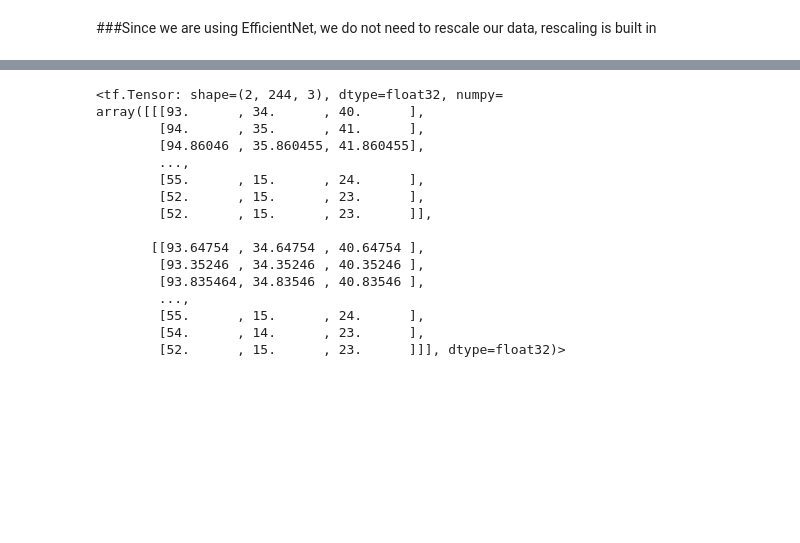
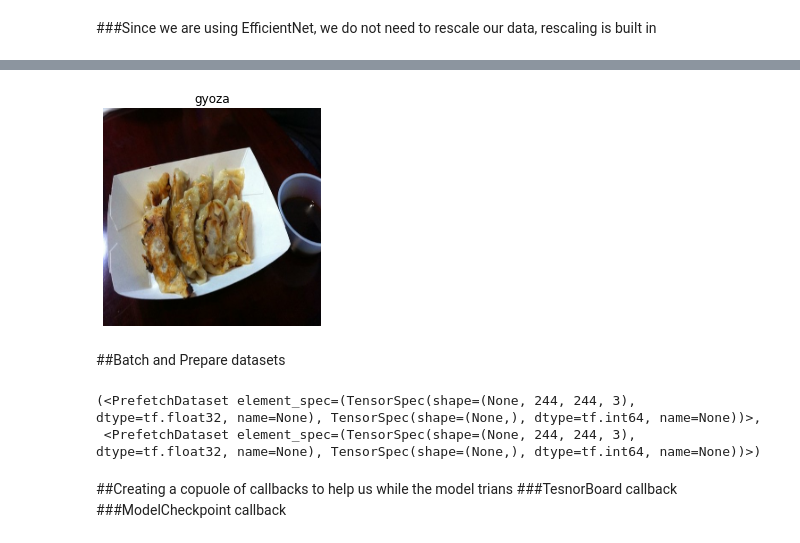
Before and after one commit to JacksonLeb/tensorflow_learning, a Jupyter notebook: food_vision_big.ipynb, the cells around one changed output, grey strips where cells are left out. Saved outputs shown, nothing was run; the diff lists cells and outputs as text; code cells hidden in the pictures; blank space fills up the shorter version.

```diff
--- a/food_vision_big.ipynb
+++ b/food_vision_big.ipynb
@@ -129,12 +114,12 @@ Text(0.5, 1.0, 'churros')
 # %% [markdown]
 ###Since we are using EfficientNet, we do not need to rescale our data, rescaling is built in
 # %%
-#Function below only needs to reshape data and convert type to float32
+# Make a function for preprocessing images
 def preprocess_img(image, label, img_shape=244):
   """
-  convert image datatype from "uint8" -> float 32
-  reshapes image to (img_shape, img_shape, 3)
+  Converts image datatype from 'uint8' -> 'float32' and reshapes image to
+  [img_shape, img_shape, color_channels]
   """
-  image = tf.image.resize(image, [img_shape, img_shape])
-  return tf.cast(image, tf.float32), label
+  image = tf.image.resize(image, [img_shape, img_shape]) # reshape to img_shape
+  return tf.cast(image, tf.float32), label # return (float32_image, label) tuple
 # %%
@@ -147,19 +148,10 @@ TensorShape([512, 512, 3])
-# %%
-preprocessed_img[:2]
-# %% [output]
-<tf.Tensor: shape=(2, 244, 3), dtype=float32, numpy=
-array([[[93.      , 34.      , 40.      ],
-        [94.      , 35.      , 41.      ],
-        [94.86046 , 35.860455, 41.860455],
-        ...,
-        [55.      , 15.      , 24.      ],
-        [52.      , 15.      , 23.      ],
-        [52.      , 15.      , 23.      ]],
-
-       [[93.64754 , 34.64754 , 40.64754 ],
-        [93.35246 , 34.35246 , 40.35246 ],
-        [93.835464, 34.83546 , 40.83546 ],
-        ...,
-        [55.      , 15.      , 24.      ],
-        [54.      , 14.      , 23.      ],
-        [52.      , 15.      , 23.      ]]], dtype=float32)>
+# %%
+# We can still plot our preprocessed image as long as we
+# divide by 255 (for matplotlib capatibility)
+plt.imshow(preprocessed_img/255.)
+plt.title(class_names[label])
+plt.axis(False);
+# %% [output]
+[figure, added]
+# %% [markdown]
+##Batch and Prepare datasets
@@ -165,0 +168,9 @@ array([[[93.      , 34.      , 40.      ],
+# %%
+train_data, test_data
+# %% [output]
+(<PrefetchDataset element_spec=(TensorSpec(shape=(None, 244, 244, 3), dtype=tf.float32, name=None), TensorSpec(shape=(None,), dtype=tf.int64, name=None))>,
+ <PrefetchDataset element_spec=(TensorSpec(shape=(None, 244, 244, 3), dtype=tf.float32, name=None), TensorSpec(shape=(None,), dtype=tf.int64, name=None))>)
+# %% [markdown]
+##Creating a copuole of callbacks to help us while the model trians
+###TesnorBoard callback
+###ModelCheckpoint callback
```
Also changed, not shown: parts of 29 cells of this notebook.
